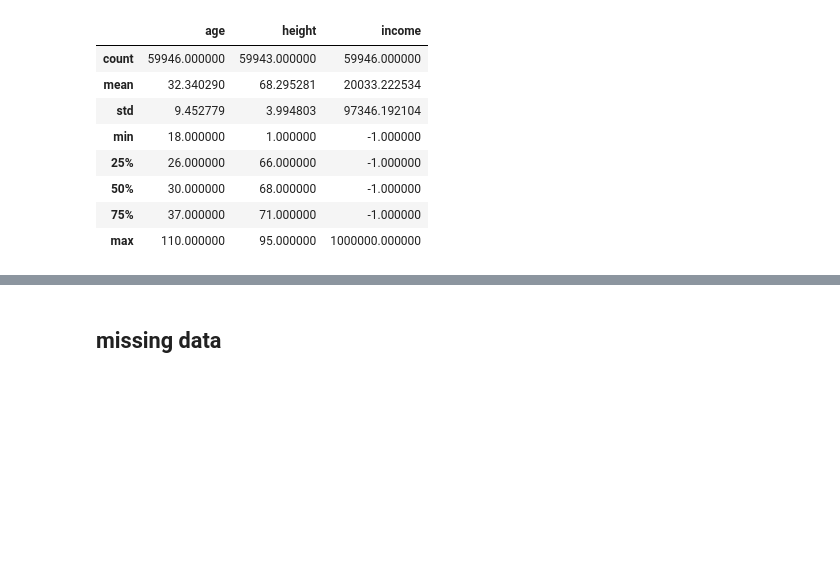
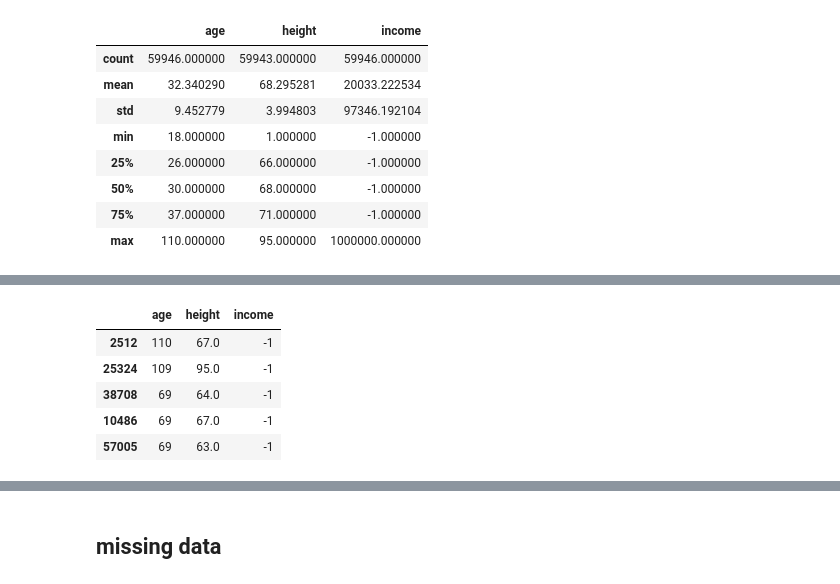
Before and after one commit to ninamcunha/amooora, a Jupyter notebook: amooora.ipynb, the cells around one changed output, grey strips where cells are left out. Saved outputs shown, nothing was run; the diff lists cells and outputs as text; code cells hidden in the pictures; blank space fills up the shorter version.

```diff
--- a/amooora.ipynb
+++ b/amooora.ipynb
@@ -92,0 +136,9 @@ dtype: int64
+# %%
+oknum.sort_values(by='age', ascending=False).head()
+# %% [output]
+|  | age | height | income |
+| 2512 | 110 | 67.0 | -1 |
+| 25324 | 109 | 95.0 | -1 |
+| 38708 | 69 | 64.0 | -1 |
+| 10486 | 69 | 67.0 | -1 |
+| 57005 | 69 | 63.0 | -1 |
```
Also changed, not shown: parts of 22 cells of this notebook.
